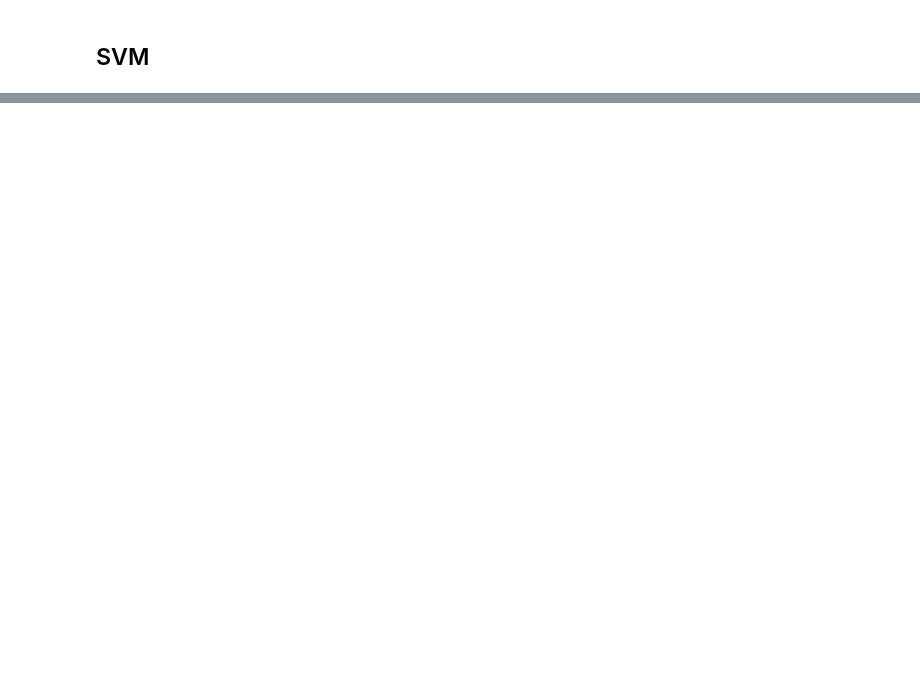
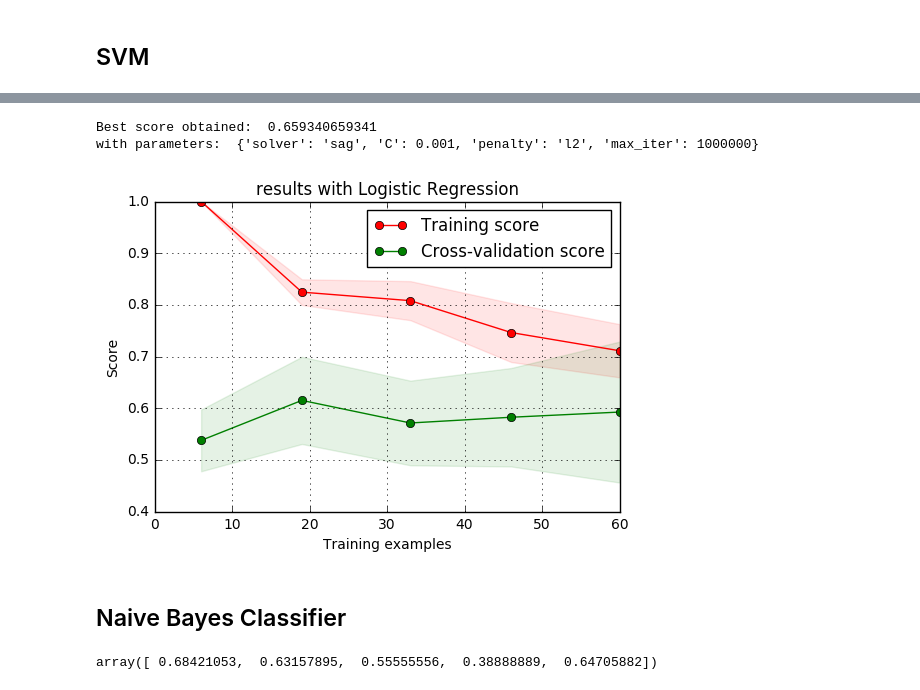
Before and after one commit to Gronlaen/swiss-ice-hockey-playoffs-prediction, a Jupyter notebook: ML.ipynb, the cells around one changed output, grey strips where cells are left out. Saved outputs shown, nothing was run; the diff lists cells and outputs as text; code cells hidden in the pictures; blank space fills up the shorter version.

```diff
--- a/ML.ipynb
+++ b/ML.ipynb
@@ -306,0 +359,10 @@ Confusion matrix, without normalization
+# %%
+log_reg = LogisticRegression()
+param_grid = {
+    'penalty': ['l2'],
+    'C': np.logspace(-3,2,6),
+    'max_iter': [1000000],
+    'solver': ['newton-cg', 'lbfgs', 'liblinear', 'sag']
+}
+CV_log_reg = GridSearchCV(log_reg, param_grid, scoring='accuracy', cv=5, verbose=1)
+CV_log_reg.fit(X_train, y_train)
@@ -306,0 +382,17 @@ Confusion matrix, without normalization
+# %%
+print('Best score obtained: ', CV_log_reg.best_score_,'\nwith parameters: ', CV_log_reg.best_params_)
+# %% [output]
+Best score obtained:  0.659340659341
+with parameters:  {'solver': 'sag', 'C': 0.001, 'penalty': 'l2', 'max_iter': 1000000}
+# %%
+best_log_reg = CV_log_reg.best_estimator_
+plot_learning_curve(best_log_reg, 'results with Logistic Regression', X_train, y_train, scoring='accuracy');
+# %% [output]
+[figure, added]
+# %% [markdown]
+## Naive Bayes Classifier
+# %%
+gaussian_nb = naive_bayes.GaussianNB()
+cross_val_score(gaussian_nb, X_train, y_train, scoring='accuracy', cv=5)
+# %% [output]
+array([ 0.68421053,  0.63157895,  0.55555556,  0.38888889,  0.64705882])
```
Also changed, not shown: parts of 24 cells of this notebook, 1 other file.
